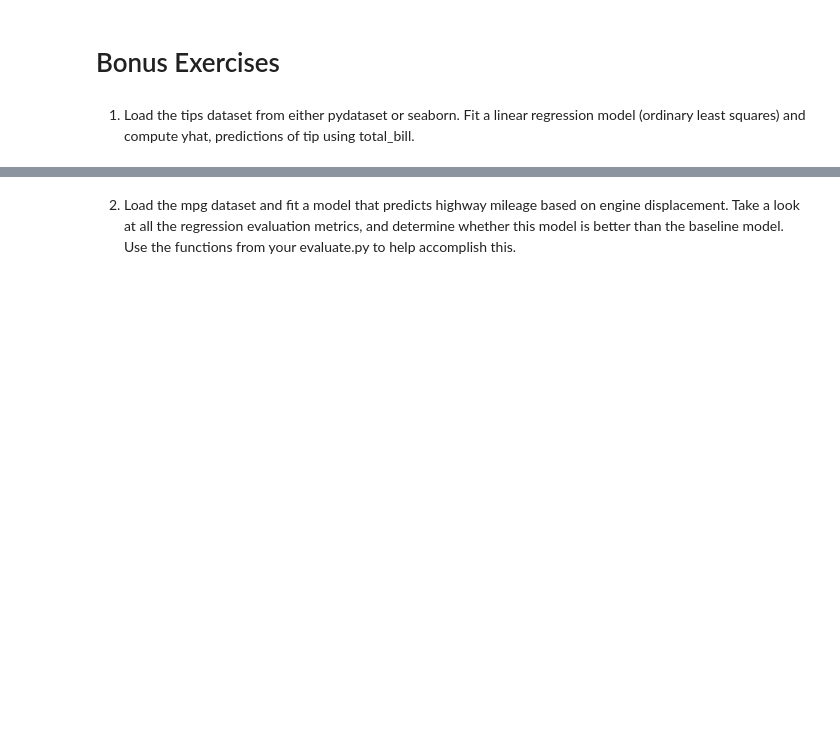
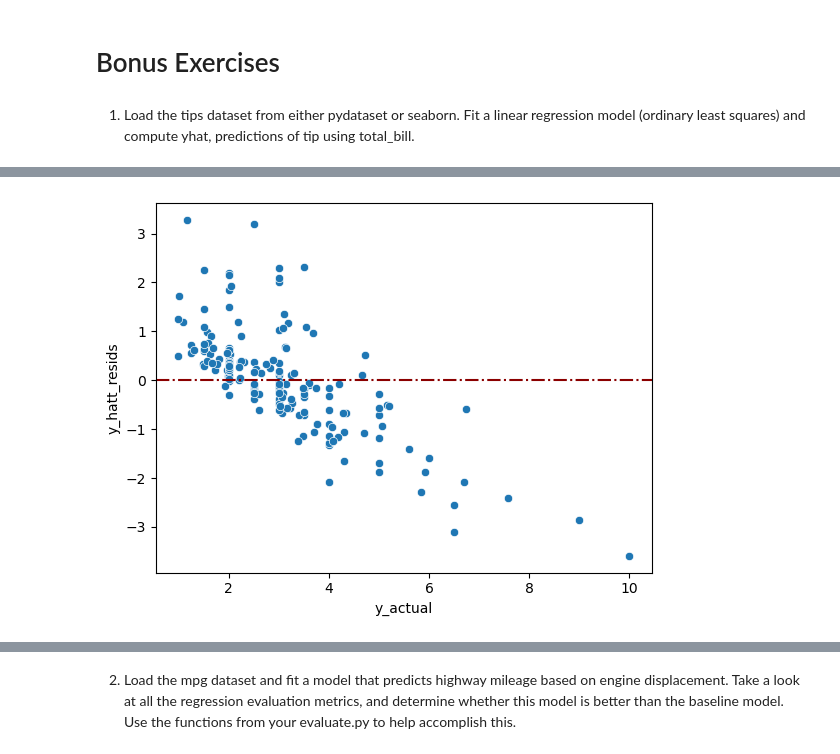
Before and after one commit to Marc-Aradillas/regression-exercises, a Jupyter notebook: evaluate.ipynb, the cells around one changed output, grey strips where cells are left out. Saved outputs shown, nothing was run; the diff lists cells and outputs as text; code cells hidden in the pictures; blank space fills up the shorter version.

```diff
--- a/evaluate.ipynb
+++ b/evaluate.ipynb
@@ -314,0 +405,5 @@ True
+# %%
+df = data('tips')
+# %%
+train, val, test = wrangle.train_val_test(df)
+train.head()
@@ -314,0 +417,36 @@ True
+# %%
+# set model varible to log ref.
+model = LinearRegression()
+
+# split into subsets for train and val
+X_train = train[['total_bill']]
+y_train = train.tip
+
+X_val = val[['total_bill']]
+y_val = val.tip
+
+# using median
+y_train.median()
+
+# created a DF to work with
+preds = pd.DataFrame({'y_actual' : y_train,
+              'y_baseline': y_train.median()})
+
+preds.head()
+
+# assuming X and y are already defined
+model = LinearRegression().fit(X_train, y_train)
+
+model.fit(X_train, y_train)
+
+preds['y_hatt'] = model.predict(X_train)
+# %%
+# y-hat resids calc
+preds['y_hatt_resids'] = preds['y_hatt'] - preds['y_actual']
+
+# baseline
+sns.scatterplot(data=preds, x='y_actual', y='y_hatt_resids')
+plt.axhline(0, color='darkred', linestyle='dashdot')
+plt.show()
+# %% [output]
+[figure, added]
```
Also changed, not shown: parts of 25 cells of this notebook, 1 other file.
